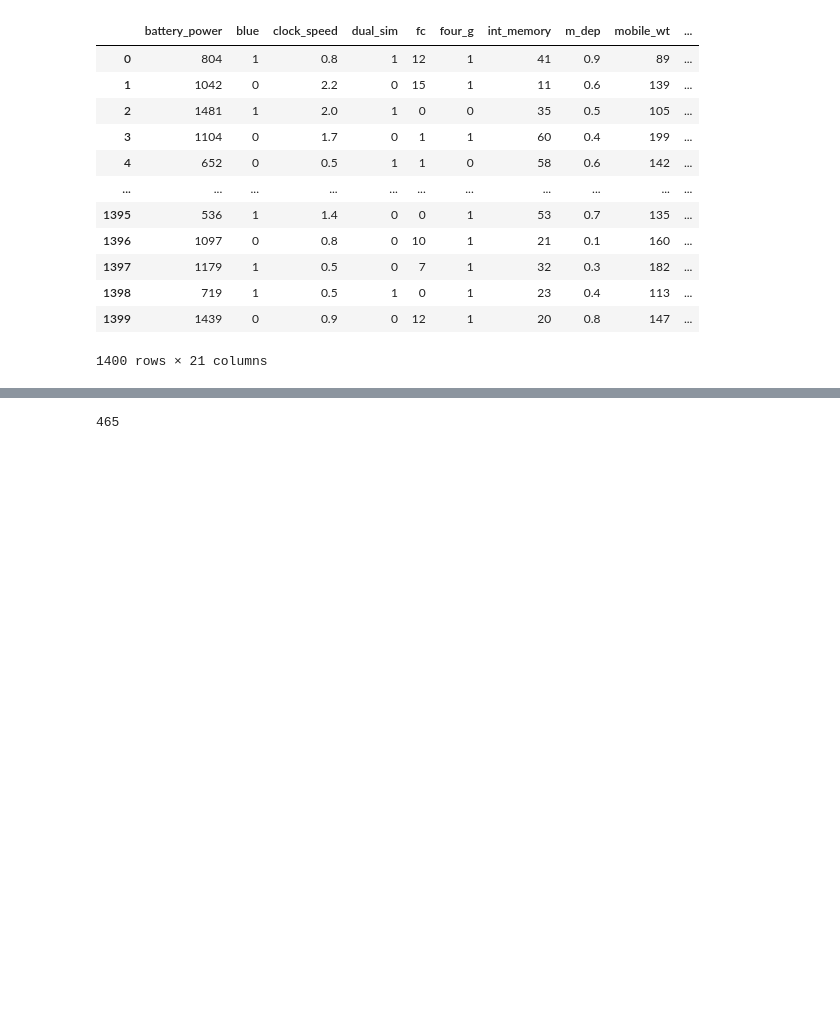
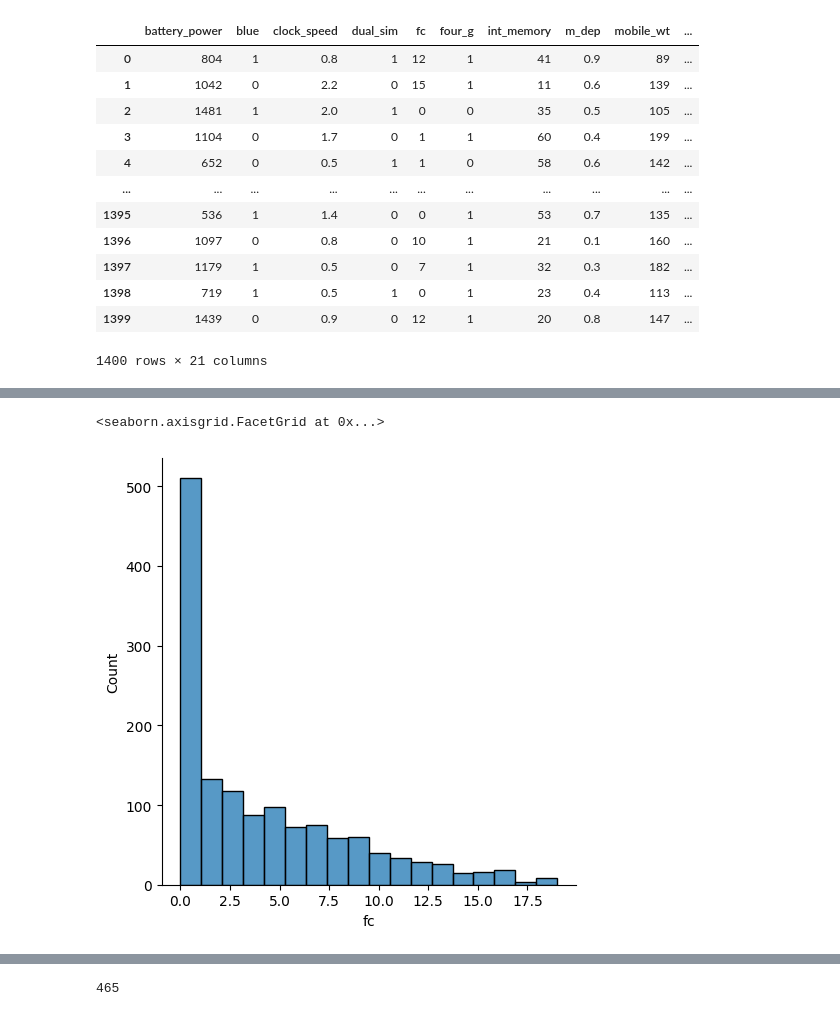
Before and after one commit to akhmadst1/Tucil2_IF3170, a Jupyter notebook: src/2.ipynb, the cells around one changed output, grey strips where cells are left out. Saved outputs shown, nothing was run; the diff lists cells and outputs as text; code cells hidden in the pictures; blank space fills up the shorter version.

```diff
--- a/src/2.ipynb
+++ b/src/2.ipynb
@@ -31,0 +127,5 @@ df_train
+# %%
+sns.displot(df_train['fc'])
+# %% [output]
+<seaborn.axisgrid.FacetGrid at 0x...>
+[figure, added]
```
Also changed, not shown: parts of 50 cells of this notebook, 2 other files.
